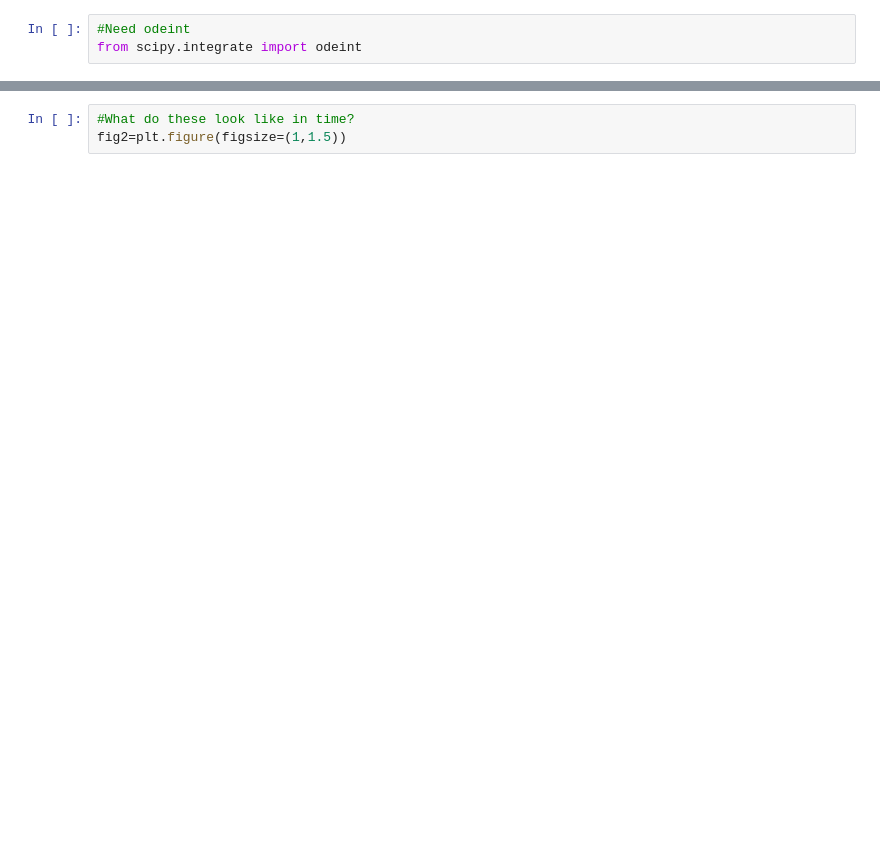
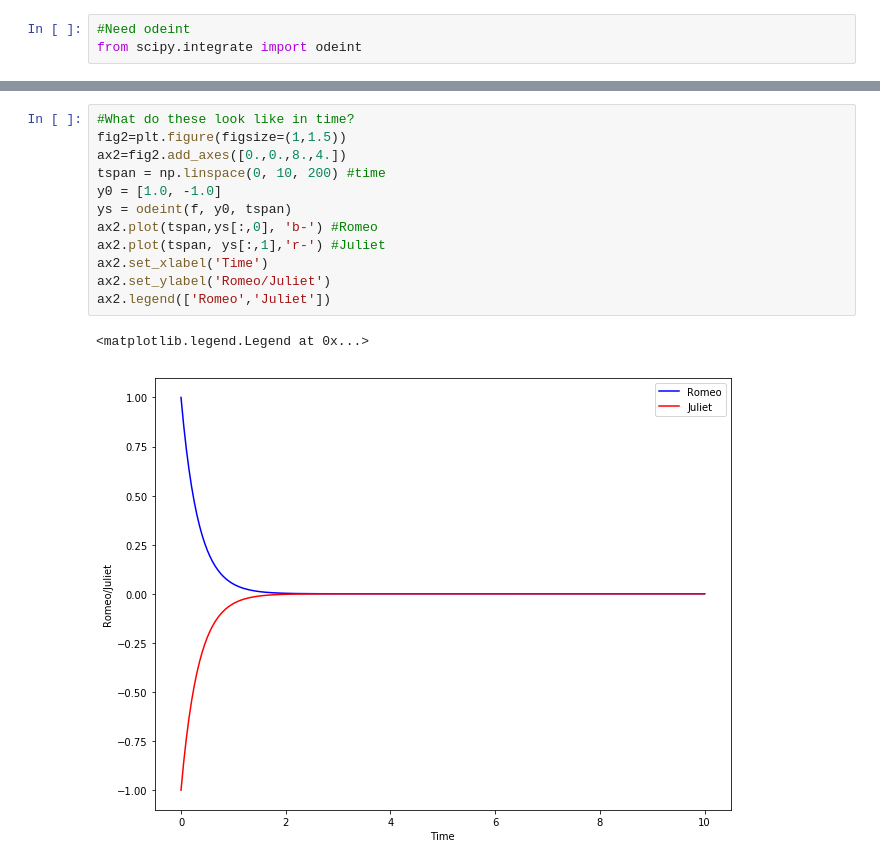
Before and after one commit to uwmadison-qbio/QBio_Summer2019, a Jupyter notebook: RomeoAndJuliet.ipynb, the cells around one changed output, grey strips where cells are left out. Drawn from its saved outputs; the diff is of its cells as text; blank space fills up the shorter version.

```diff
--- a/RomeoAndJuliet.ipynb
+++ b/RomeoAndJuliet.ipynb
@@ -76,3 +79,15 @@ fig1
-# %%
-#What do these look like in time?
-fig2=plt.figure(figsize=(1,1.5))
+# %%
+#What do these look like in time?
+fig2=plt.figure(figsize=(1,1.5))
+ax2=fig2.add_axes([0.,0.,8.,4.])
+tspan = np.linspace(0, 10, 200) #time
+y0 = [1.0, -1.0]
+ys = odeint(f, y0, tspan)
+ax2.plot(tspan,ys[:,0], 'b-') #Romeo
+ax2.plot(tspan, ys[:,1],'r-') #Juliet
+ax2.set_xlabel('Time')
+ax2.set_ylabel('Romeo/Juliet')
+ax2.legend(['Romeo','Juliet'])
+# %% [output]
+<matplotlib.legend.Legend at 0x...>
+[figure, added]
```
Also changed, not shown: parts of 4 cells of this notebook.
